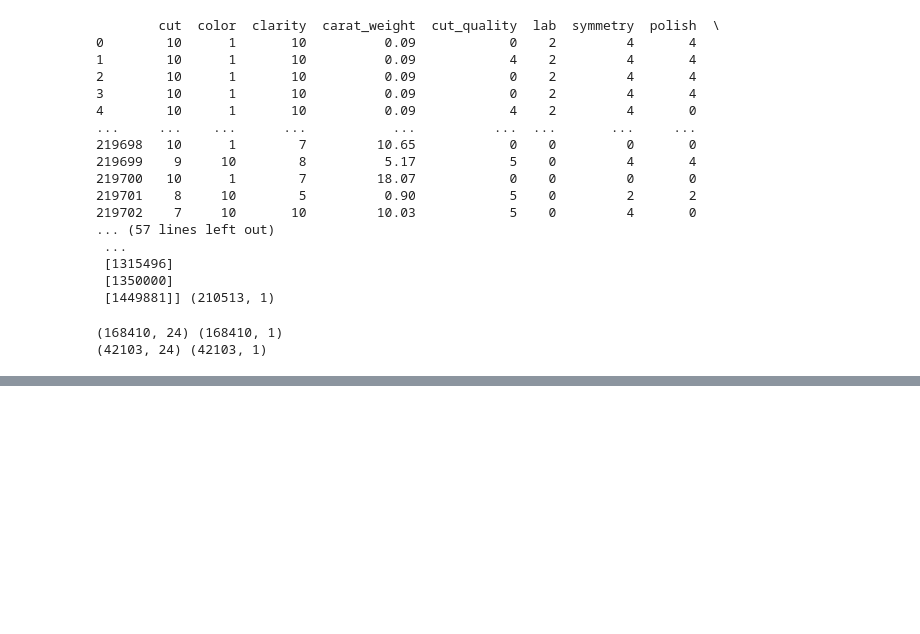
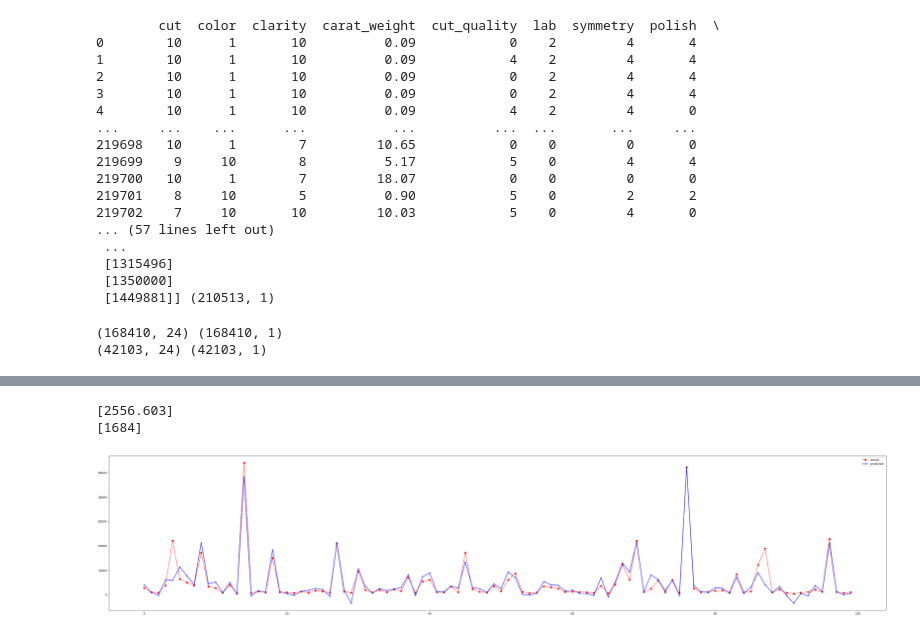
Before and after one commit to macs13/Predicting-Diamond-Sale-Price, a Jupyter notebook: notebooks/script.ipynb, the cells around one changed output, grey strips where cells are left out. Saved outputs shown, nothing was run; the diff lists cells and outputs as text; code cells hidden in the pictures; blank space fills up the shorter version.

```diff
--- a/notebooks/script.ipynb
+++ b/notebooks/script.ipynb
@@ -351,0 +444,12 @@ print(X_test.shape,y_test.shape)
+# %%
+#predictions
+
+pred = model.predict(X_test)
+#pred_denorm = pred*(maxiy-miniy) + miniy
+#y_test_denorm = y_test*(maxiy-miniy) + miniy
+
+
+from sklearn.metrics import r2_score
+r2 = r2_score(y_test, pred)*100
+
+print("R Squared: ",r2)
@@ -351,0 +459,14 @@ print(X_test.shape,y_test.shape)
+# %%
+#plotting the fit
+
+print(pred[5024])
+print(y_test[5024])
+plt.figure(figsize=(50,10))
+plt.plot(y_test[5000:5100],'ro--',label='actual')
+plt.plot(pred[5000:5100], 'b+-', label='predicted')
+plt.legend()
+plt.show()
+# %% [output]
+[2556.603]
+[1684]
+[figure, added]
```
Also changed, not shown: parts of 10 cells of this notebook, 1 other file.
